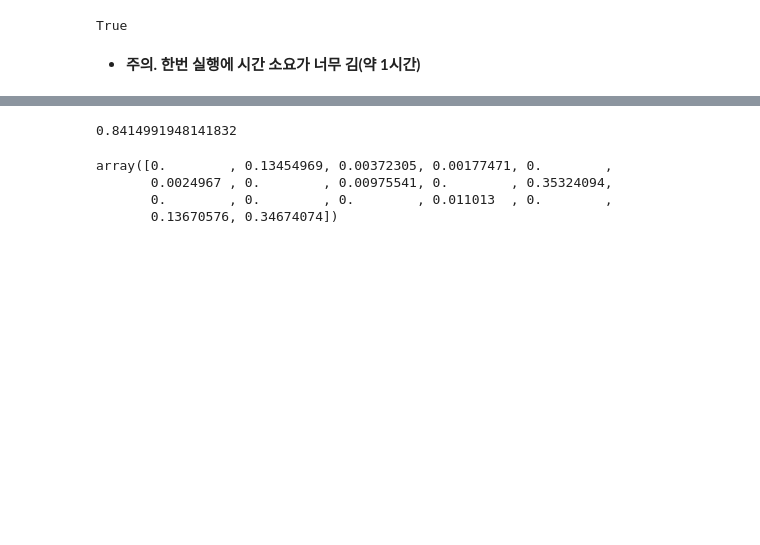
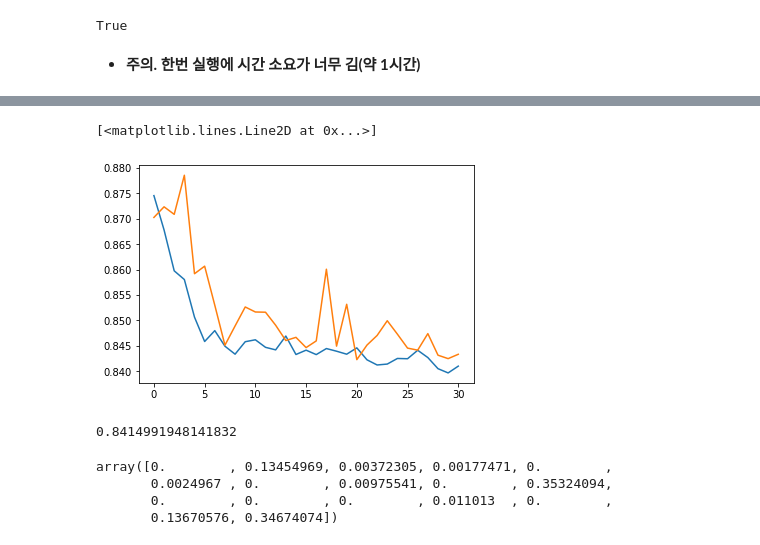
Before and after one commit to PNU-Sinbaram/dacon-credit-card-defaults-detection, a Jupyter notebook: model_experiment.ipynb, the cells around one changed output, grey strips where cells are left out. Saved outputs shown, nothing was run; the diff lists cells and outputs as text; code cells hidden in the pictures; blank space fills up the shorter version.

Commit message:
Add output of validation error,plot to TabNet fit()

```diff
--- a/model_experiment.ipynb
+++ b/model_experiment.ipynb
@@ -364,12 +365,15 @@ clf = TabNetMultiTaskClassifier(
     device_name='cuda'
 )
 clf.fit(
-    X_train.values, np.array(Y_train).reshape(19842,1),
+    X_train = X_train.values, y_train = np.array(Y_train).reshape(Y_train.shape[0],1),
+    eval_set = [(X_val.values, np.array(Y_val).reshape(Y_val.shape[0],1))],     #validation set 지정
     max_epochs=1000,
-    patience=30,
+    patience=30,        # ~20 for early stopping
     batch_size=1024,
     virtual_batch_size=128,
     num_workers=1,
     drop_last=False
 )
+plt.plot(clf.history['loss'][5:])
+plt.plot(clf.history['val_0_logloss'][5:])
 # %% [output]
@@ -393,3 +397,5 @@ epoch 999| loss: 0.8366  |  0:52:41s
+[<matplotlib.lines.Line2D at 0x...>]
+[figure, added]
 # %%
 predict = clf.predict_proba(X_val.values)
 # %%
```
Also changed, not shown: parts of 2 cells of this notebook.
